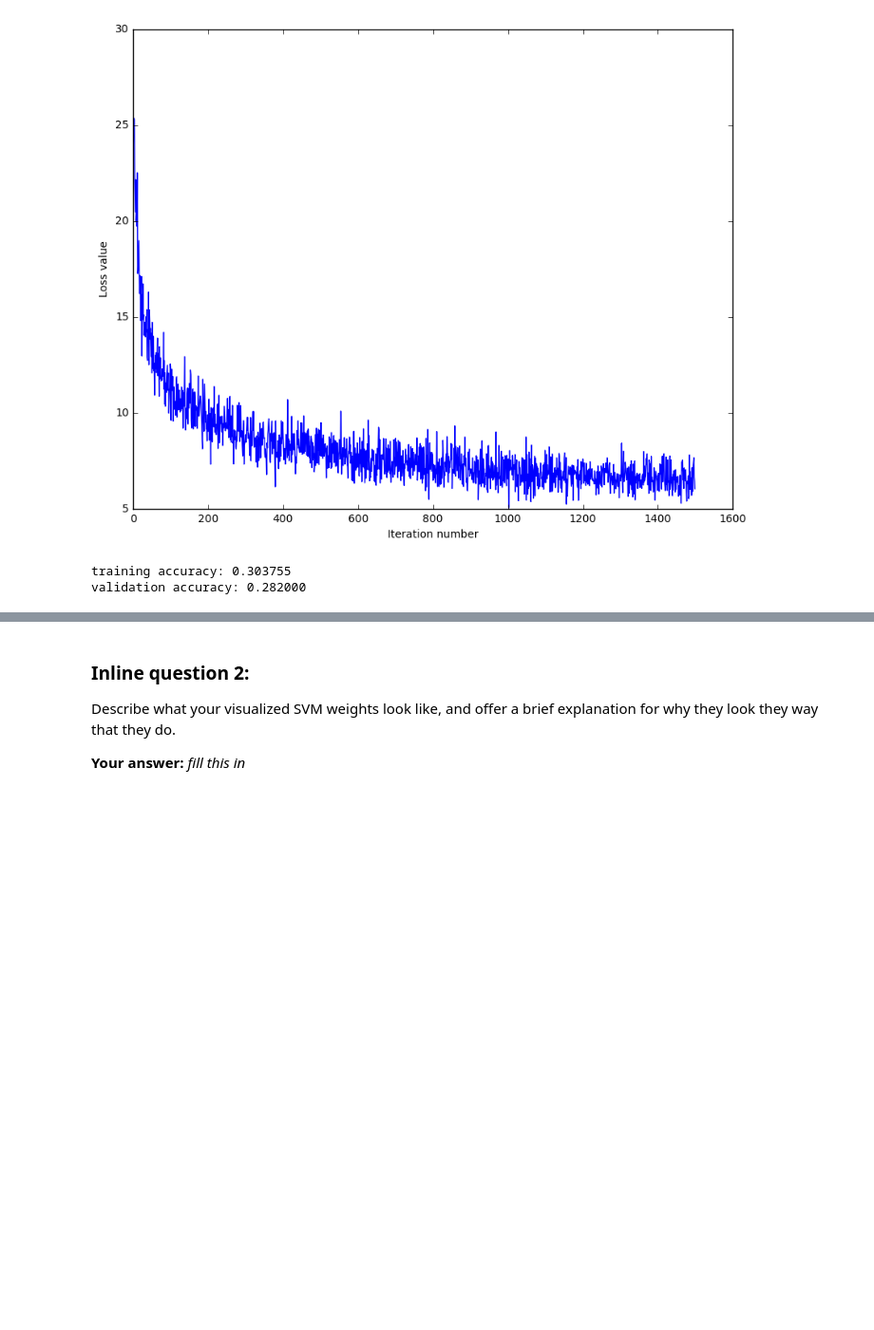
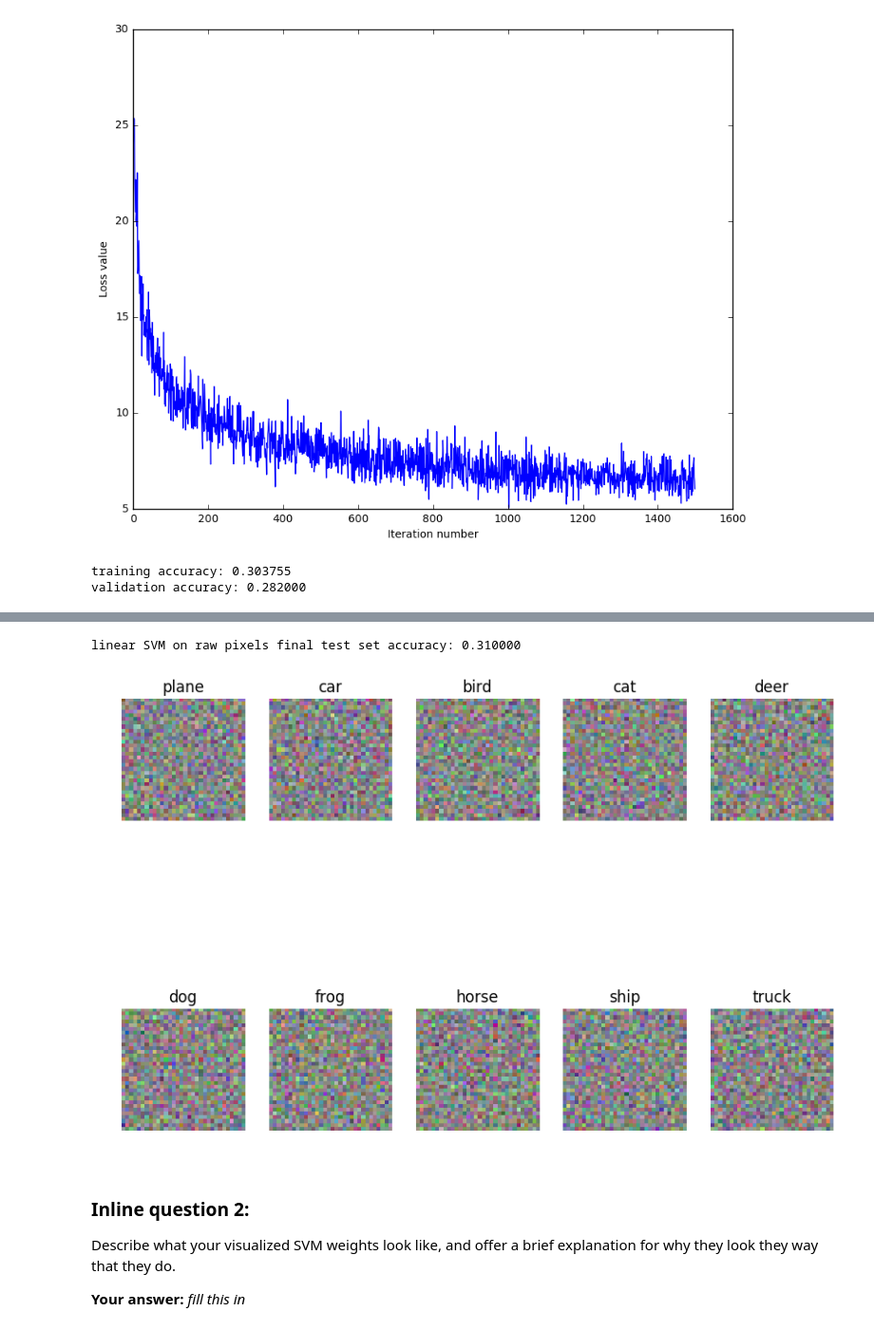
Before and after one commit to re9ulus/nn_learning, a Jupyter notebook: cs231n/assignment1/svm.ipynb, the cells around one changed output, grey strips where cells are left out. Shown at 95% size. Saved outputs shown, nothing was run; the diff lists cells and outputs as text; code cells hidden in the pictures; blank space fills up the shorter version.

```diff
--- a/cs231n/assignment1/svm.ipynb
+++ b/cs231n/assignment1/svm.ipynb
@@ -350,7 +350,26 @@ best_svm = None # The LinearSVM object that achieved the highest validation rate
 # confident that your validation code works, you should rerun the validation   #
 # code with a larger value for num_iters.                                      #
 ################################################################################
-pass
+X_train
+X_val
+
+for lr in range(1, 7):
+    for rg in range(1, 7):
+        svm = LinearSVM()
+        learning_rate = 10 ** -lr
+        reg = 10 ** -rg
+        svm.train(X_train, y_train, learning_rate=1e-7, reg=5e4,
+                      num_iters=1500, verbose=True)
+        y_train_pred = svm.predict(X_train)
+        y_val_pred = svm.predict(X_test)
+        score_train = np.mean(y_train == y_train_pred)
+        score_val = np.mean(y_val == y_val_pred)
+        results[(learning_rate, reg)] = (score_train, score_val)
+
+        if score_val > best_val:
+            best_val = score_val
+            best_svm = svm
+
 ################################################################################
 #                              END OF YOUR CODE                                #
 ################################################################################
@@ -358,10 +377,10 @@ pass
 # Print out results.
 for lr, reg in sorted(results):
     train_accuracy, val_accuracy = results[(lr, reg)]
-    print 'lr %e reg %e train accuracy: %f val accuracy: %f' % (
-                lr, reg, train_accuracy, val_accuracy)
+    print('lr %e reg %e train accuracy: %f val accuracy: %f' % (
+                lr, reg, train_accuracy, val_accuracy))
 
-print 'best validation accuracy achieved during cross-validation: %f' % best_val
+print('best validation accuracy achieved during cross-validation: %f' % best_val)
 # %%
 # Visualize the cross-validation results
 import math
@@ -391,23 +412,27 @@ plt.show()
 # Evaluate the best svm on test set
 y_test_pred = best_svm.predict(X_test)
 test_accuracy = np.mean(y_test == y_test_pred)
-print 'linear SVM on raw pixels final test set accuracy: %f' % test_accuracy
+print('linear SVM on raw pixels final test set accuracy: %f' % test_accuracy)
+# %% [output]
+linear SVM on raw pixels final test set accuracy: 0.310000
 # %%
 # Visualize the learned weights for each class.
 # Depending on your choice of learning rate and regularization strength, these may
 # or may not be nice to look at.
 w = best_svm.W[:-1,:] # strip out the bias
 w = w.reshape(32, 32, 3, 10)
 w_min, w_max = np.min(w), np.max(w)
 classes = ['plane', 'car', 'bird', 'cat', 'deer', 'dog', 'frog', 'horse', 'ship', 'truck']
-for i in xrange(10):
+for i in range(10):
     plt.subplot(2, 5, i + 1)
 
     # Rescale the weights to be between 0 and 255
     wimg = 255.0 * (w[:, :, :, i].squeeze() - w_min) / (w_max - w_min)
     plt.imshow(wimg.astype('uint8'))
     plt.axis('off')
     plt.title(classes[i])
+# %% [output]
+[figure, added]
 # %% [markdown]
 ### Inline question 2:
 Describe what your visualized SVM weights look like, and offer a brief explanation for why they look they way that they do.
```
Also changed, not shown: parts of 1 cell of this notebook.
